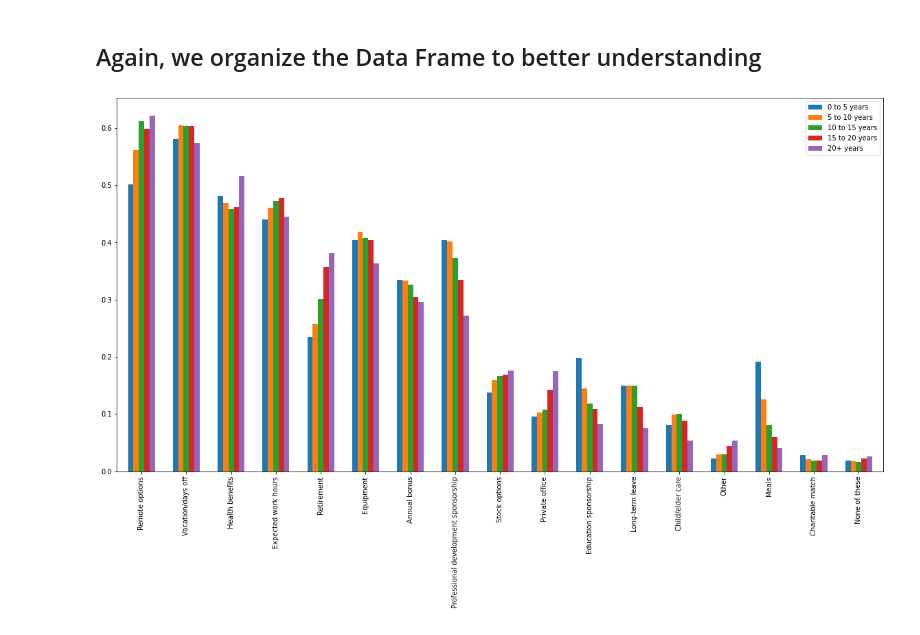
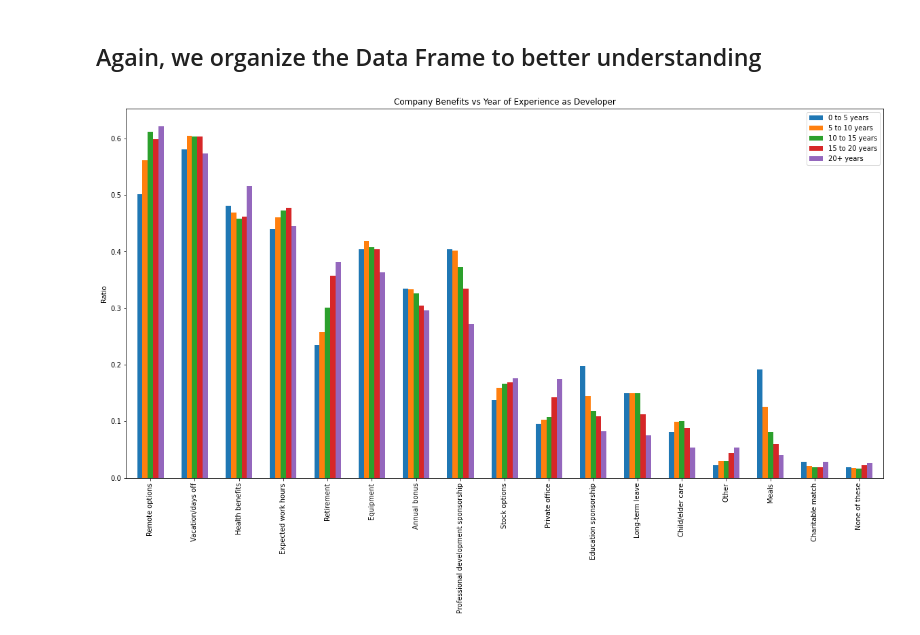
Before and after one commit to jc2/udacity_datascience_p1, a Jupyter notebook: takeaway1.ipynb, the cells around one changed output. Drawn from its saved outputs; the diff is of its cells as text; code cells hidden in the pictures.

```diff
--- a/takeaway1.ipynb
+++ b/takeaway1.ipynb
@@ -134,11 +139,11 @@ takeaway1.plot(figsize=(20,10), kind='bar', width=0.8);
 # %%
 takeaway1a = pd.DataFrame(index=benefits_options)
 takeaway1a['0 to 5 years'] = (takeaway1['Less than a year'] + takeaway1['1 to 2 years'] + takeaway1['2 to 3 years'] + takeaway1['3 to 4 years'] + takeaway1['4 to 5 years'])/5
 takeaway1a['5 to 10 years'] = (takeaway1['5 to 6 years'] + takeaway1['6 to 7 years'] + takeaway1['7 to 8 years'] + takeaway1['8 to 9 years'] + takeaway1['9 to 10 years'])/5
 takeaway1a['10 to 15 years'] = (takeaway1['10 to 11 years'] + takeaway1['11 to 12 years'] + takeaway1['12 to 13 years'] + takeaway1['13 to 14 years'] + takeaway1['14 to 15 years'])/5
 takeaway1a['15 to 20 years'] = (takeaway1['15 to 16 years'] + takeaway1['16 to 17 years'] + takeaway1['17 to 18 years'] + takeaway1['18 to 19 years'] + takeaway1['19 to 20 years'])/5
 takeaway1a['20+ years'] = takeaway1['20 or more years']
 takeaway1a = takeaway1a.reindex(takeaway1['20 or more years'].sort_values(ascending=False).index)
-takeaway1a.plot(figsize=(20,10), kind='bar', width=0.6);
+takeaway1a.plot(figsize=(20,10), kind='bar', width=0.6, title="Company Benefits vs Year of Experience as Developer", ylabel="Ratio");
 # %% [output]
-[figure, old version]
+[figure, new version]
```
Also changed, not shown: parts of 2 cells of this notebook, 6 other files.
